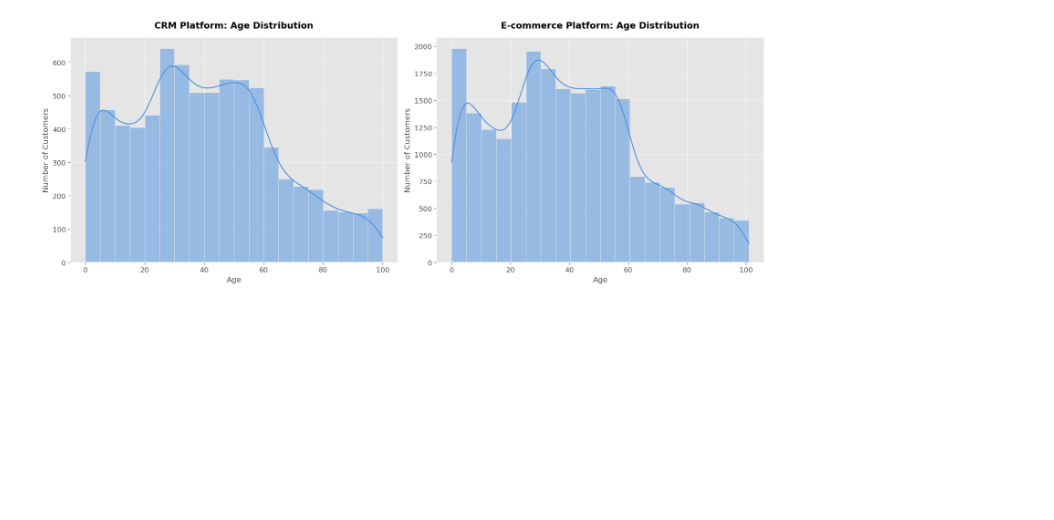
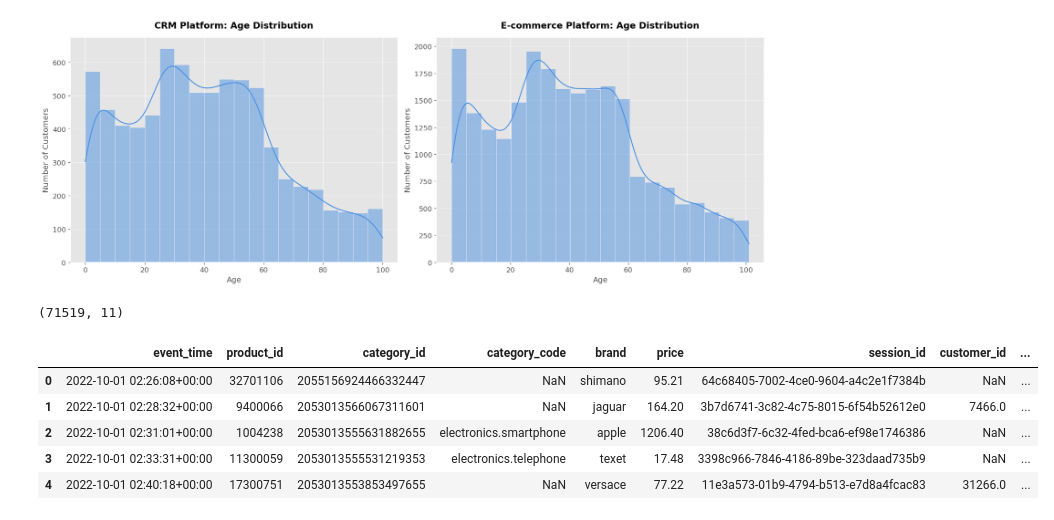
Before and after one commit to KhaingSuThway/Knowing_the_Customer, a Jupyter notebook: notebooks/exploring_data.ipynb, the cells around one changed output. Cells and saved outputs as stored; diff of their text form; code cells hidden in the pictures; blank space fills up the shorter version.

Commit message:
Explore purchase data

```diff
--- a/notebooks/exploring_data.ipynb
+++ b/notebooks/exploring_data.ipynb
@@ -147,3 +149,15 @@ plt.tight_layout()
 plt.show()
 # %% [output]
 [figure]
+# %%
+raw_trasaction_data=pd.read_csv('../data/purchases.csv')
+print(raw_trasaction_data.shape)
+raw_trasaction_data.head()
+# %% [output]
+(71519, 11)
+|  | event_time | product_id | category_id | category_code | brand | price | session_id | customer_id | ... |
+| 0 | 2022-10-01 02:26:08+00:00 | 32701106 | 2055156924466332447 | NaN | shimano | 95.21 | 64c68405-7002-4ce0-9604-a4c2e1f7384b | NaN | ... |
+| 1 | 2022-10-01 02:28:32+00:00 | 9400066 | 2053013566067311601 | NaN | jaguar | 164.20 | 3b7d6741-3c82-4c75-8015-6f54b52612e0 | 7466.0 | ... |
+| 2 | 2022-10-01 02:31:01+00:00 | 1004238 | 2053013555631882655 | electronics.smartphone | apple | 1206.40 | 38c6d3f7-6c32-4fed-bca6-ef98e1746386 | NaN | ... |
+| 3 | 2022-10-01 02:33:31+00:00 | 11300059 | 2053013555531219353 | electronics.telephone | texet | 17.48 | 3398c966-7846-4186-89be-323daad735b9 | NaN | ... |
+| 4 | 2022-10-01 02:40:18+00:00 | 17300751 | 2053013553853497655 | NaN | versace | 77.22 | 11e3a573-01b9-4794-b513-e7d8a4fcac83 | 31266.0 | ... |
```
Also changed, not shown: parts of 3 cells of this notebook.
